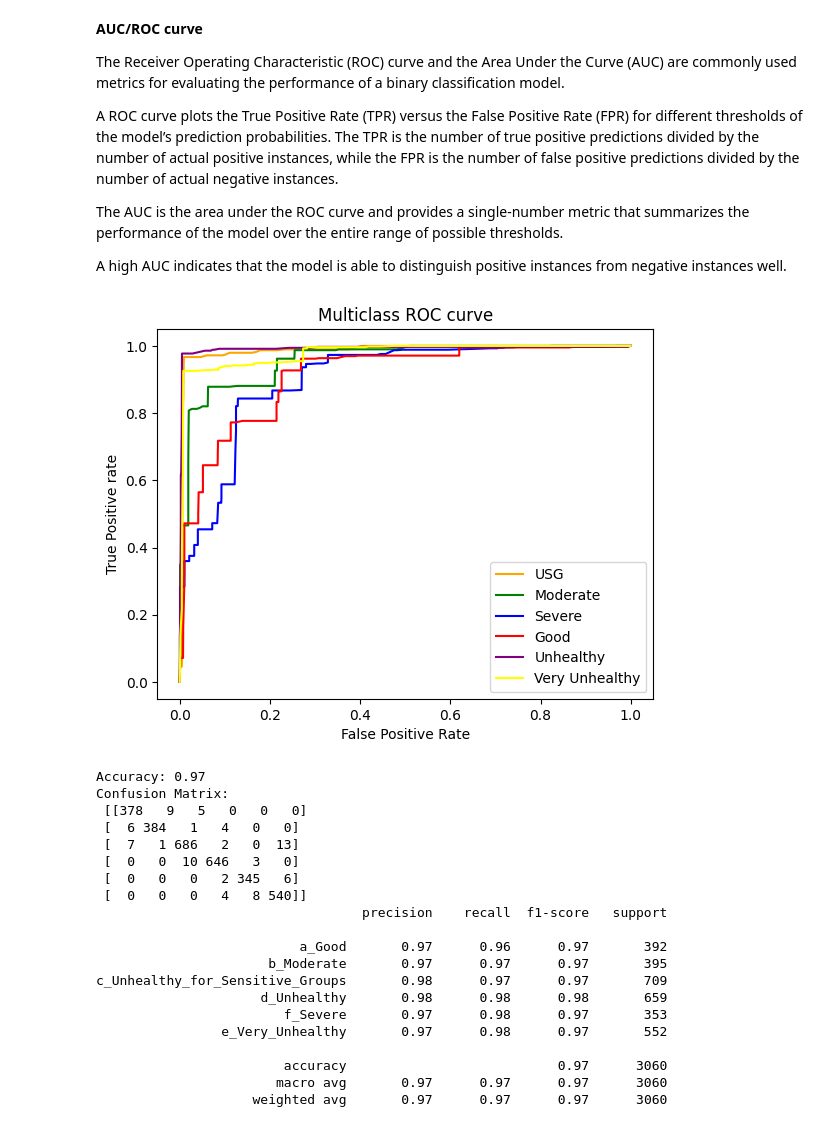
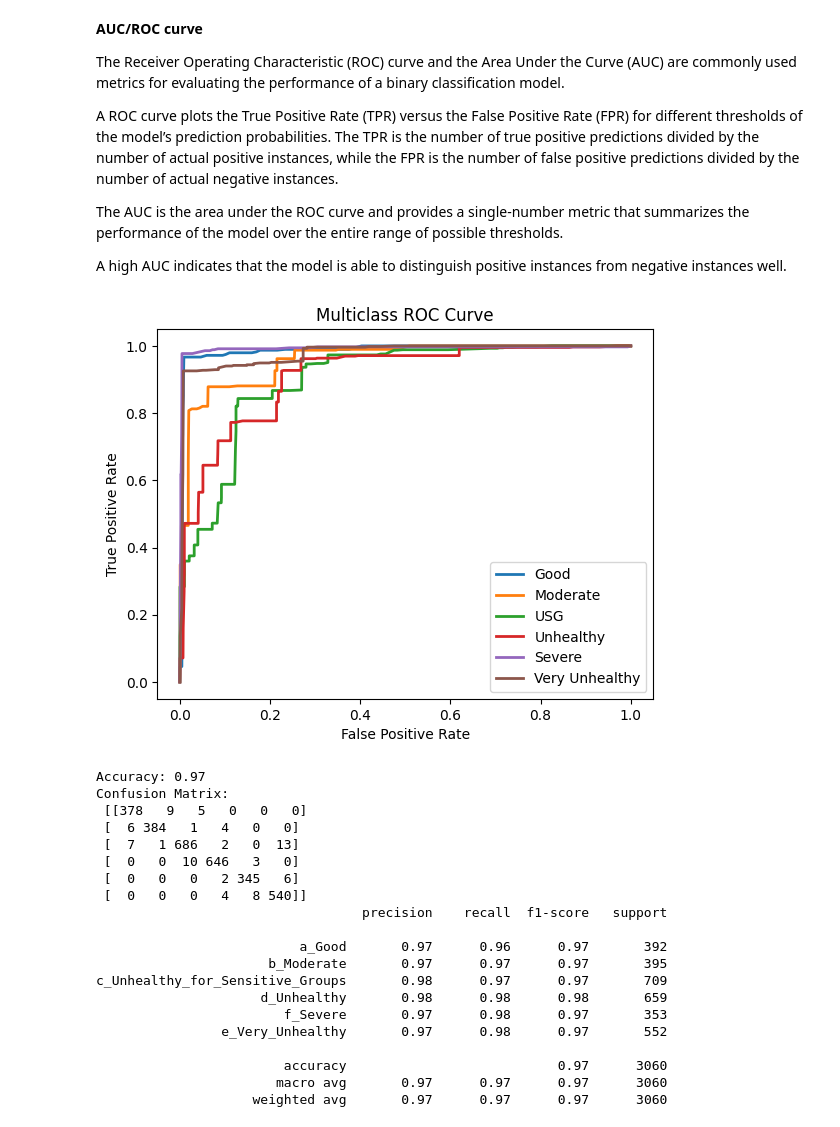
Before and after one commit to pastasha/Diploma_2024, a Jupyter notebook: classification/decisionMultiClassTreeClassifier.ipynb, the cells around one changed output. Cells and saved outputs as stored; diff of their text form; code cells hidden in the pictures.

```diff
--- a/classification/decisionMultiClassTreeClassifier.ipynb
+++ b/classification/decisionMultiClassTreeClassifier.ipynb
@@ -54,5 +42,0 @@ We don’t need the Filename column so we can drop it.
-# %%
-# Get required data
-dataframe.drop(columns = ['Filename'], inplace=True)
-dataframe.drop(columns = ['Unnamed: 14'], inplace=True)
-dataframe.head()
@@ -505,43 +278,23 @@ A ROC curve plots the True Positive Rate (TPR) versus the False Positive Rate (F
 The AUC is the area under the ROC curve and provides a single-number metric that summarizes the performance of the model over the entire range of possible thresholds.
 
 A high AUC indicates that the model is able to distinguish positive instances from negative instances well.
-# %%
-# multi-class classification
-from sklearn.multiclass import OneVsRestClassifier
-from sklearn.linear_model import LogisticRegression
-from sklearn.model_selection import train_test_split
-from sklearn.metrics import roc_curve
-from sklearn.metrics import roc_auc_score
-
-# fit model
-clf = OneVsRestClassifier(LogisticRegression())
-clf.fit(X_train, y_train)
-pred = clf.predict(X_test)
-pred_prob = clf.predict_proba(X_test)
-
-# Plot AUC/ROC curve
-fpr = {}
-tpr = {}
-thresh ={}
-
-n_class = 6
-
-for i in range(n_class):
-    fpr[i], tpr[i], thresh[i] = roc_curve(y_test, pred_prob[:,i], pos_label=i)
-
-plt.plot(fpr[0], tpr[0], linestyle='-',color='orange', label='USG')
-plt.plot(fpr[1], tpr[1], linestyle='-',color='green', label='Moderate')
-plt.plot(fpr[2], tpr[2], linestyle='-',color='blue', label='Severe')
-plt.plot(fpr[3], tpr[3], linestyle='-',color='red', label='Good')
-plt.plot(fpr[4], tpr[4], linestyle='-',color='purple', label='Unhealthy')
-plt.plot(fpr[5], tpr[5], linestyle='-',color='yellow', label='Very Unhealthy')
-plt.title('Multiclass ROC curve')
-plt.xlabel('False Positive Rate')
-plt.ylabel('True Positive rate')
-plt.legend(loc='best')
-plt.savefig('Multiclass ROC',dpi=300);
-# %% [output]
-[figure, removed]
+# %%
+# Plot AUC/ROC curve
+fpr = {}
+tpr = {}
+thresh = {}
+
+for i in range(n_class):
+    fpr[i], tpr[i], thresh[i] = roc_curve(y_test, pred_prob[:, i], pos_label=i)
+    plt.plot(fpr[i], tpr[i], lw=2, label='{}'.format(category_mapping[class_names[i]]))
+
+plt.xlabel("False Positive Rate")
+plt.ylabel("True Positive Rate")
+plt.legend(loc="best")
+plt.title("Multiclass ROC Curve")
+plt.show()
+# %% [output]
+[figure, added]
 # %%
 # Predicting the test results
 y_pred=classifier.predict(X_test)
```
Also changed, not shown: parts of 37 cells of this notebook, 5 other files.
